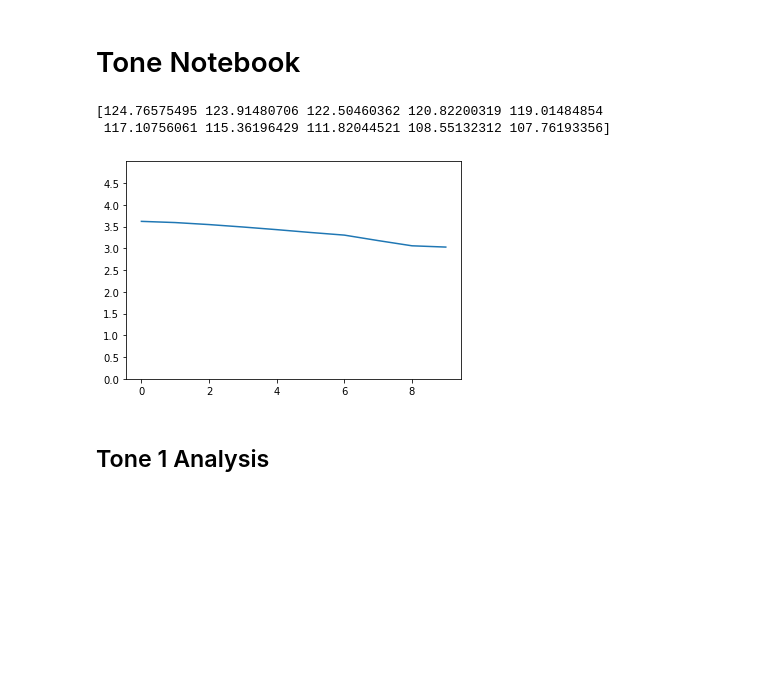
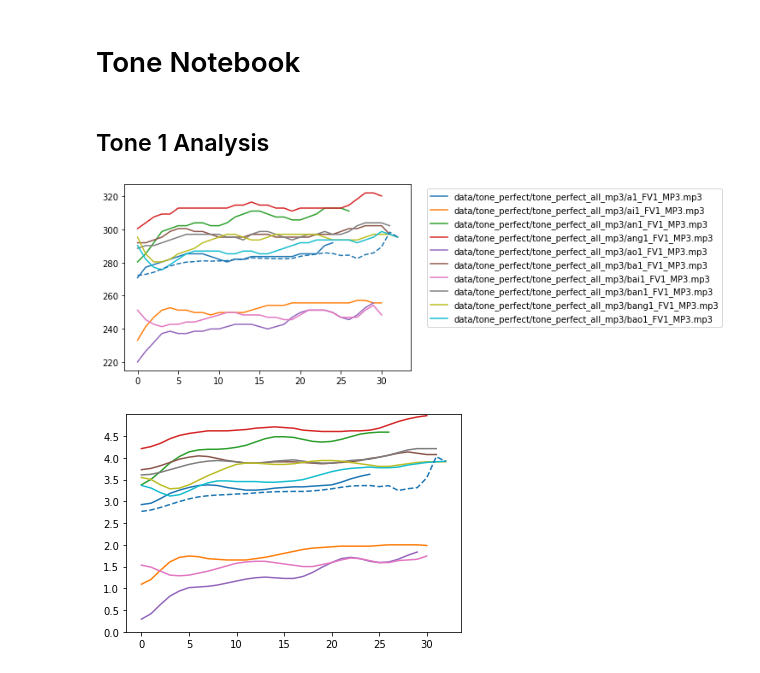
Before and after one commit to saltyseadawg/tonami-package, a Jupyter notebook: tone_notebook.ipynb, the cells around one changed output. Cells and saved outputs as stored; diff of their text form; code cells hidden in the pictures; blank space fills up the shorter version.

Commit message:
generate graphs for speaker1 tone1

```diff
--- a/tone_notebook.ipynb
+++ b/tone_notebook.ipynb
@@ -18,33 +23,49 @@ from scipy.ndimage.filters import uniform_filter1d
-# %%
-
-# def main():
-# pyin - F0 estimate
-filename = 'data/Zh-tā.ogg.mp3'
-y, sr = librosa.load(filename)
-f0, voiced_flag, voiced_probs = librosa.pyin(y, fmin=librosa.note_to_hz('C2'), fmax=librosa.note_to_hz('C7'))
-# print(f0)
-# print(voiced_flag)
-# print(voiced_probs)
-# times = librosa.times_like(f0)
-# handle creaky voice somewhere here
-voiced = pp.voice_activity(f0, voiced_flag)
-smoothed_f0 = pp.moving_average(voiced)
-# smoothed_f0 = voice_activity(f0, voiced_flag)
-max_f0 = pp.get_max_f0(voiced)
-min_f0 = pp.get_min_f0(voiced)
-normalized_values = pp.normalize_pitch(smoothed_f0, max_f0, min_f0)
-# print(normalized_values)
-print(smoothed_f0)
-ax = plt.gca()
-ax.set_ylim([0, 5])
-plt.yticks(np.arange(0, 5, 0.5))
-plt.plot(normalized_values)
-plt.show()
-# plt.savefig('normalize6.png')
-# %% [output]
-[124.76575495 123.91480706 122.50460362 120.82200319 119.01484854
- 117.10756061 115.36196429 111.82044521 108.55132312 107.76193356]
-[figure, removed]
 # %% [markdown]
 ## Tone 1 Analysis
+# %%
+# load audio files for tone 1
+
+spkr1_t1_files = utils.get_tone_perfect_audiofiles(tone=1, spkr=1, sex='F')
+tone1 = []
+
+counter = 0
+for file in spkr1_t1_files:
+    y, sr = librosa.load(file)
+    f0, voiced_flag, voiced_probs = librosa.pyin(y, fmin=librosa.note_to_hz('C2'), fmax=librosa.note_to_hz('C7'))
+    voiced = pp.voice_activity(f0, voiced_flag)
+    tone1.append(voiced)
+    plt.plot(voiced, label=file)
+
+    counter += 1
+    if counter == 10:
+        break
+
+# https://stackoverflow.com/questions/52671807/python-multiple-lists-of-different-lengths-averages-and-standard-deviations
+mean_tone1 = np.nanmean(np.array(list(zip_longest(*tone1)),dtype=float),axis=1)
+
+plt.legend(bbox_to_anchor=(1.04,1), loc="upper left")
+plt.plot(mean_tone1, '--', label='mean')
+plt.savefig('spkrF1_t1.png')
+plt.show()
+
+plt.figure(1)
+ax = plt.gca()
+ax.set_ylim([0, 5])
+plt.yticks(np.arange(0, 5, 0.5))
+
+max_f0, min_f0 = pp.max_min_f0(tone1)
+tone1_normalized = []
+for item in tone1:
+    smoothed_f0 = pp.moving_average(item)
+    normalized_values = pp.normalize_pitch(smoothed_f0, max_f0, min_f0)
+    tone1_normalized.append(normalized_values)
+    plt.plot(normalized_values)
+
+mean_tone1_normalized = np.nanmean(np.array(list(zip_longest(*tone1_normalized)),dtype=float),axis=1)
+plt.plot(mean_tone1_normalized, '--')
+plt.savefig('spkrF1_t1_normalized.png')
+plt.show()
+# %% [output]
+[figure, added]
+[figure, added]
 # %%
```
Also changed, not shown: parts of 2 cells of this notebook, 2 other files.
